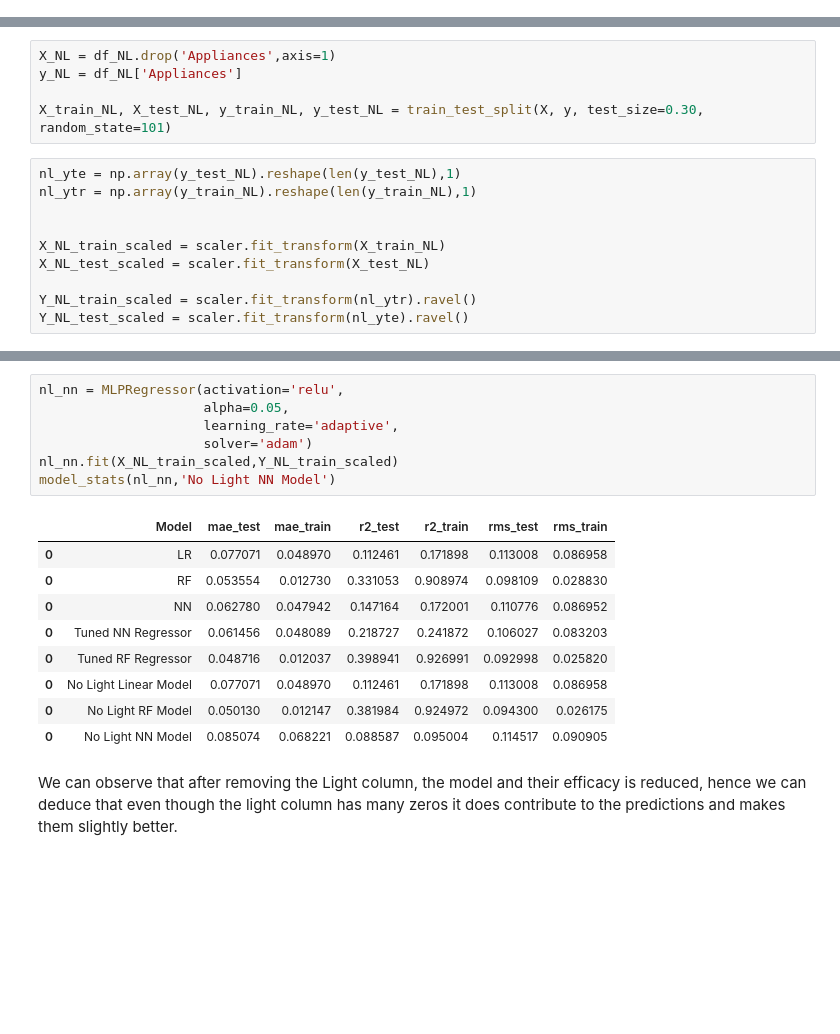
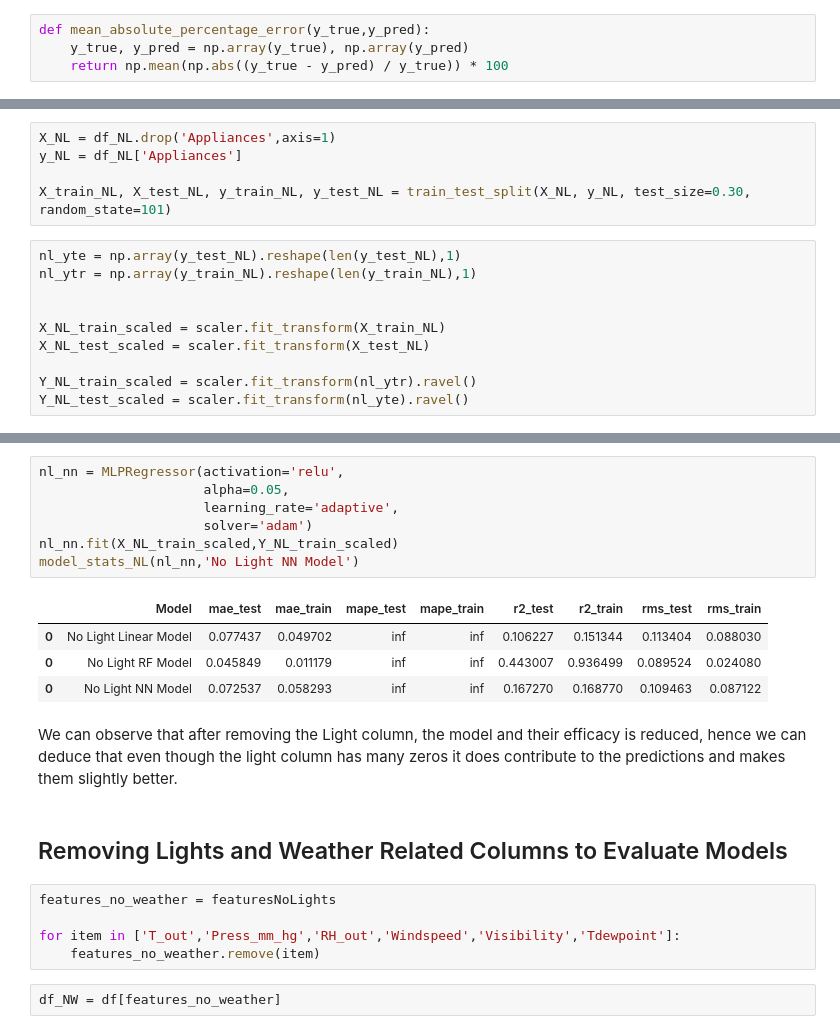
Before and after one commit to tiwari-abhi/ML_Projects, a Jupyter notebook: Energy Assignment/Case 3 - Feature Engineering and Prediction Algorithms.ipynb, the cells around one changed output, grey strips where cells are left out. Cells and saved outputs as stored; diff of their text form; blank space fills up the shorter version.

Commit message:
Prediction Models

```diff
--- a/Energy Assignment/Case 3 - Feature Engineering and Prediction Algorithms.ipynb
+++ b/Energy Assignment/Case 3 - Feature Engineering and Prediction Algorithms.ipynb
@@ -104,3 +112,7 @@ nn_pred = nn.predict(X_test_scaled)
+# %%
+def mean_absolute_percentage_error(y_true,y_pred):
+    y_true, y_pred = np.array(y_true), np.array(y_pred)
+    return np.mean(np.abs((y_true - y_pred) / y_true)) * 100
 # %%
 error_metric = pd.DataFrame({'r2_train': [],
                             'r2_test': [],
@@ -256,7 +271,7 @@ display(HTML(df_NL.head().to_html()))
 X_NL = df_NL.drop('Appliances',axis=1)
 y_NL = df_NL['Appliances']
 
-X_train_NL, X_test_NL, y_train_NL, y_test_NL = train_test_split(X, y, test_size=0.30, random_state=101)
+X_train_NL, X_test_NL, y_train_NL, y_test_NL = train_test_split(X_NL, y_NL, test_size=0.30, random_state=101)
 # %%
 nl_yte = np.array(y_test_NL).reshape(len(y_test_NL),1)
 nl_ytr = np.array(y_train_NL).reshape(len(y_train_NL),1)
@@ -295,19 +352,23 @@ model_stats(nl_rf,'No Light RF Model')
 # %%
 nl_nn = MLPRegressor(activation='relu',
                      alpha=0.05,
                      learning_rate='adaptive',
                      solver='adam')
 nl_nn.fit(X_NL_train_scaled,Y_NL_train_scaled)
-model_stats(nl_nn,'No Light NN Model')
+model_stats_NL(nl_nn,'No Light NN Model')
 # %% [output]
-|  | Model | mae_test | mae_train | r2_test | r2_train | rms_test | rms_train |
-| 0 | LR | 0.077071 | 0.048970 | 0.112461 | 0.171898 | 0.113008 | 0.086958 |
-| 0 | RF | 0.053554 | 0.012730 | 0.331053 | 0.908974 | 0.098109 | 0.028830 |
-| 0 | NN | 0.062780 | 0.047942 | 0.147164 | 0.172001 | 0.110776 | 0.086952 |
-| 0 | Tuned NN Regressor | 0.061456 | 0.048089 | 0.218727 | 0.241872 | 0.106027 | 0.083203 |
-| 0 | Tuned RF Regressor | 0.048716 | 0.012037 | 0.398941 | 0.926991 | 0.092998 | 0.025820 |
-| 0 | No Light Linear Model | 0.077071 | 0.048970 | 0.112461 | 0.171898 | 0.113008 | 0.086958 |
-| 0 | No Light RF Model | 0.050130 | 0.012147 | 0.381984 | 0.924972 | 0.094300 | 0.026175 |
-| 0 | No Light NN Model | 0.085074 | 0.068221 | 0.088587 | 0.095004 | 0.114517 | 0.090905 |
+|  | Model | mae_test | mae_train | mape_test | mape_train | r2_test | r2_train | rms_test | rms_train |
+| 0 | No Light Linear Model | 0.077437 | 0.049702 | inf | inf | 0.106227 | 0.151344 | 0.113404 | 0.088030 |
+| 0 | No Light RF Model | 0.045849 | 0.011179 | inf | inf | 0.443007 | 0.936499 | 0.089524 | 0.024080 |
+| 0 | No Light NN Model | 0.072537 | 0.058293 | inf | inf | 0.167270 | 0.168770 | 0.109463 | 0.087122 |
 # %% [markdown]
 We can observe that after removing the Light column, the model and their efficacy is reduced, hence we can deduce that even though the light column has many zeros it does contribute to the predictions and makes them slightly better.
+# %% [markdown]
+## Removing Lights and Weather Related Columns to Evaluate Models
+# %%
+features_no_weather = featuresNoLights
+
+for item in ['T_out','Press_mm_hg','RH_out','Windspeed','Visibility','Tdewpoint']:
+    features_no_weather.remove(item)
+# %%
+df_NW = df[features_no_weather]
```
Also changed, not shown: parts of 47 cells of this notebook.
